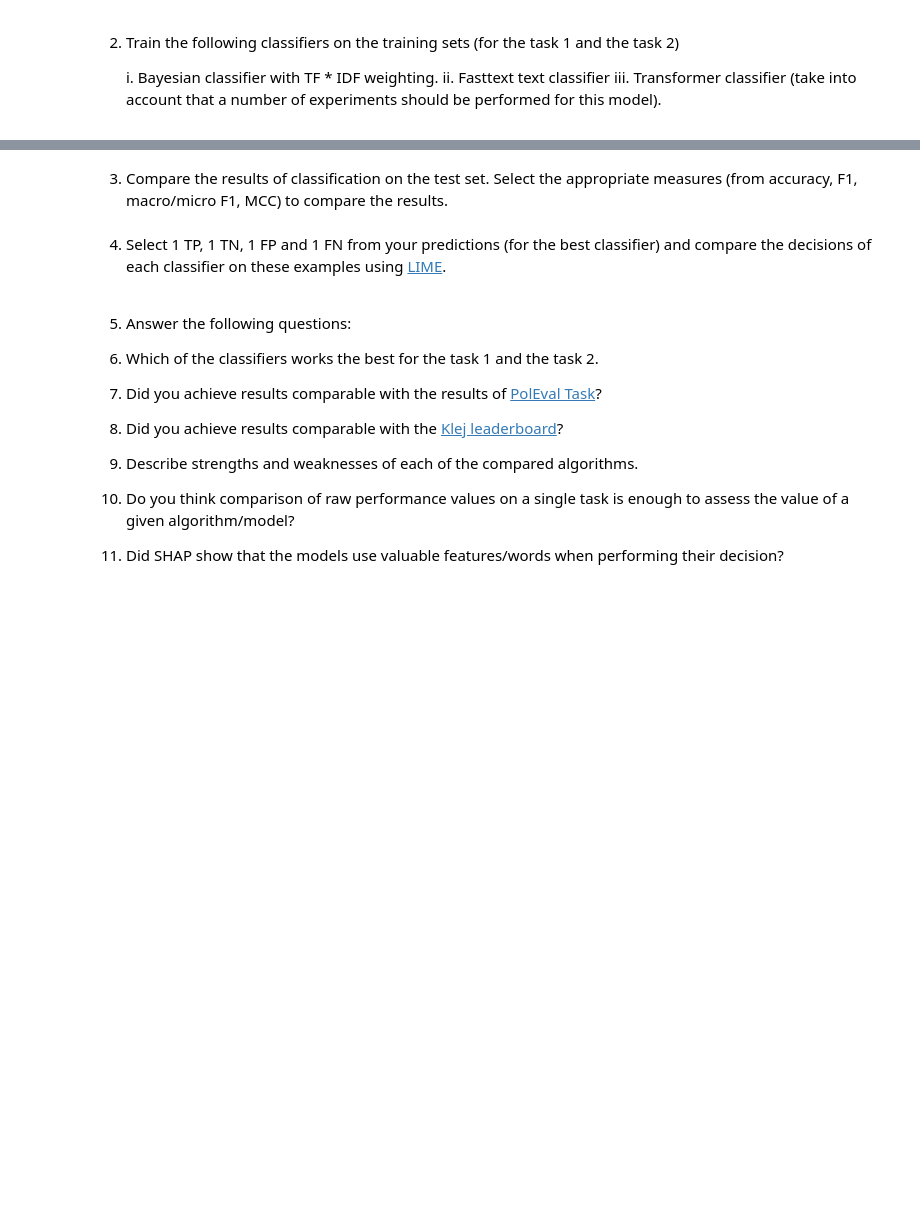
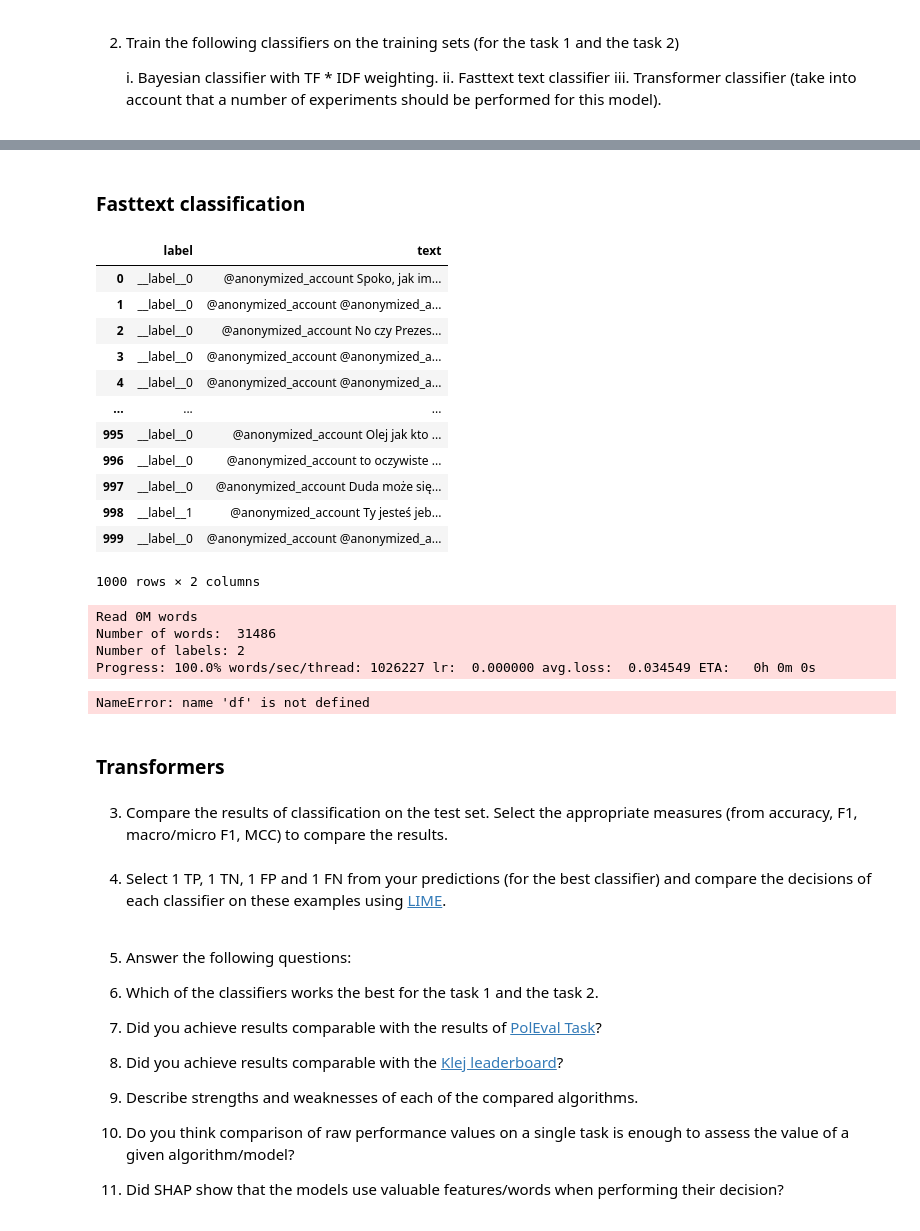
Before and after one commit to sgrzegorz/natural-language-processing, a Jupyter notebook: 07_text_classification_cyberbulling/cyberbulling.ipynb, the cells around one changed output, grey strips where cells are left out. Drawn from its saved outputs; the diff is of its cells as text; code cells hidden in the pictures; blank space fills up the shorter version.

```diff
--- a/07_text_classification_cyberbulling/cyberbulling.ipynb
+++ b/07_text_classification_cyberbulling/cyberbulling.ipynb
@@ -133,0 +226,46 @@ testing_X
+# %% [markdown]
+### Fasttext classification
+# %%
+def convert_to_fasttext_format(name):
+    df = pd.DataFrame(dataset[name])
+    df = df[['label','text']]
+    df.label = df.label.apply(lambda x: f'__label__{x}')
+    df.to_csv(f'{name}.txt',
+                                  index = False,
+                                  sep = ' ',
+                                  header = None,
+                                  quoting = csv.QUOTE_NONE,
+                                  quotechar = "",
+                                  escapechar = " ")
+    return df
+# %%
+convert_to_fasttext_format('train')
+convert_to_fasttext_format('test')
+# %% [output]
+|  | label | text |
+| 0 | __label__0 | @anonymized_account Spoko, jak im... |
+| 1 | __label__0 | @anonymized_account @anonymized_a... |
+| 2 | __label__0 | @anonymized_account No czy Prezes... |
+| 3 | __label__0 | @anonymized_account @anonymized_a... |
+| 4 | __label__0 | @anonymized_account @anonymized_a... |
+| ... | ... | ... |
+| 995 | __label__0 | @anonymized_account Olej jak kto ... |
+| 996 | __label__0 | @anonymized_account to oczywiste ... |
+| 997 | __label__0 | @anonymized_account Duda może się... |
+| 998 | __label__1 | @anonymized_account Ty jesteś jeb... |
+| 999 | __label__0 | @anonymized_account @anonymized_a... |
+1000 rows × 2 columns
+# %%
+# Fasttext text classifier
+import fasttext
+# help(fasttext.FastText)
+
+model = fasttext.train_supervised('train.txt',epoch=40)
+
+model.predict(df.iloc[2, 1])
+# %% [output]
+Read 0M words
+Number of words:  31486
+Number of labels: 2
+Progress: 100.0% words/sec/thread: 1026227 lr:  0.000000 avg.loss:  0.034549 ETA:   0h 0m 0s
+NameError: name 'df' is not defined
@@ -133,0 +284,2 @@ testing_X
+# %% [markdown]
+### Transformers
```
Also changed, not shown: parts of 20 cells of this notebook.
